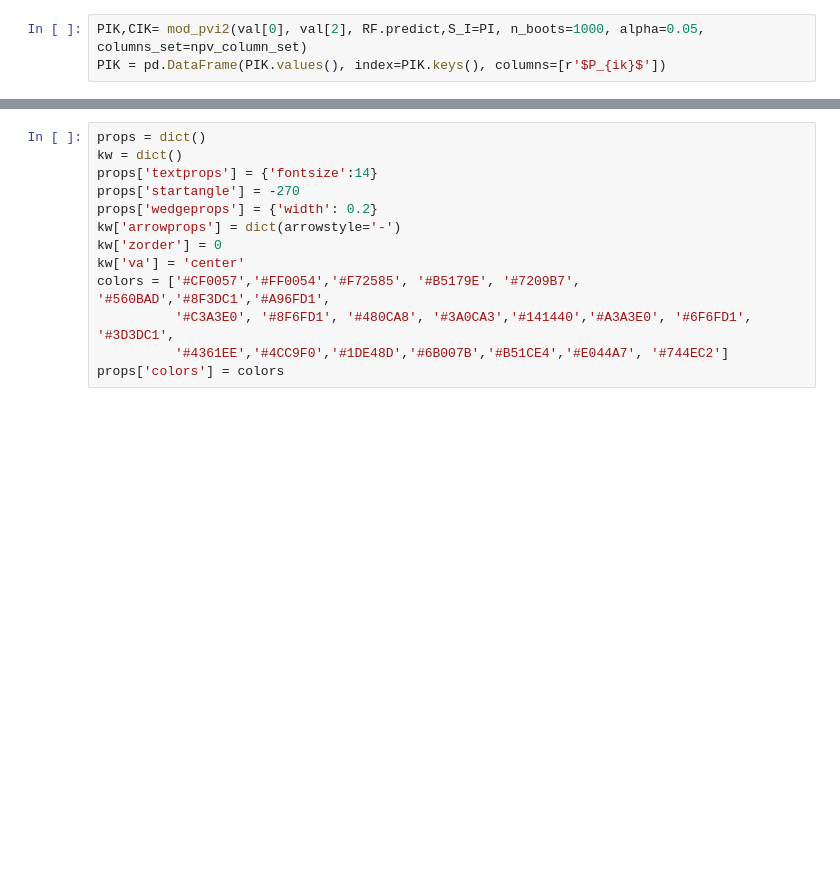
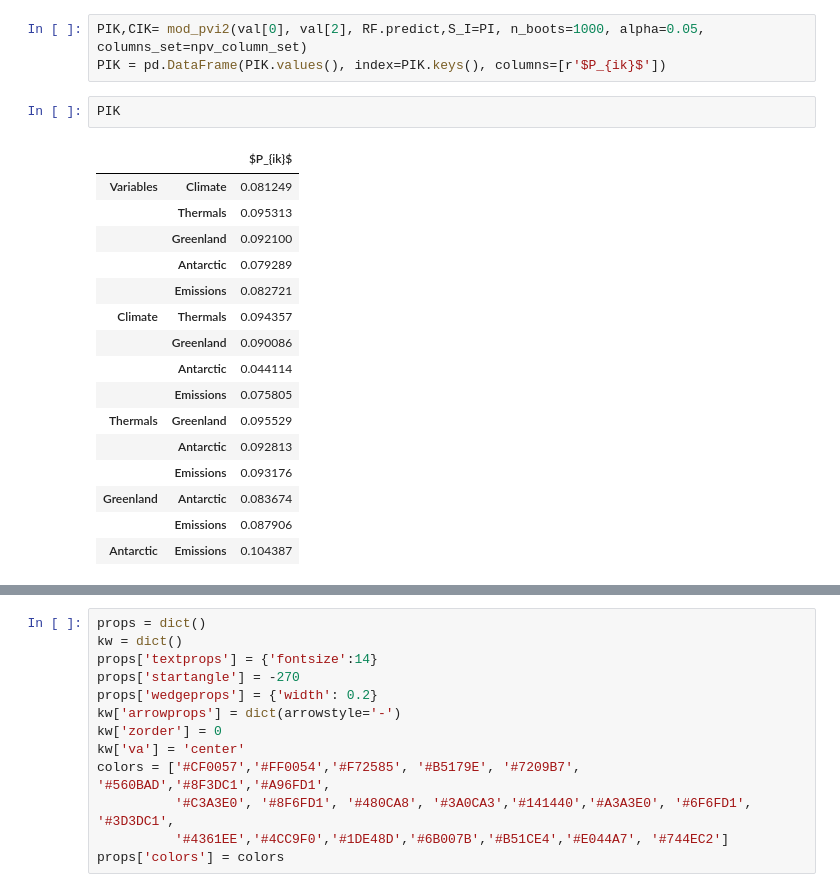
Before and after one commit to AVelaryon/Darnell-Model-, a Jupyter notebook: Darnell_Model.ipynb, the cells around one changed output, grey strips where cells are left out. Cells and saved outputs as stored; diff of their text form; blank space fills up the shorter version.

```diff
--- a/Darnell_Model.ipynb
+++ b/Darnell_Model.ipynb
@@ -391,6 +385,25 @@ PT
 # %%
 PIK,CIK= mod_pvi2(val[0], val[2], RF.predict,S_I=PI, n_boots=1000, alpha=0.05, columns_set=npv_column_set)
 PIK = pd.DataFrame(PIK.values(), index=PIK.keys(), columns=[r'$P_{ik}$'])
+# %%
+PIK
+# %% [output]
+|  |  | $P_{ik}$ |
+| Variables | Climate | 0.081249 |
+|  | Thermals | 0.095313 |
+|  | Greenland | 0.092100 |
+|  | Antarctic | 0.079289 |
+|  | Emissions | 0.082721 |
+| Climate | Thermals | 0.094357 |
+|  | Greenland | 0.090086 |
+|  | Antarctic | 0.044114 |
+|  | Emissions | 0.075805 |
+| Thermals | Greenland | 0.095529 |
+|  | Antarctic | 0.092813 |
+|  | Emissions | 0.093176 |
+| Greenland | Antarctic | 0.083674 |
+|  | Emissions | 0.087906 |
+| Antarctic | Emissions | 0.104387 |
 # %%
 PIK.sum(axis=0).to_numpy()+pd.DataFrame(PI.values(), index=PI.keys()).sum(axis=0).to_numpy()
 # %% [output]
```
Also changed, not shown: parts of 15 cells of this notebook.
